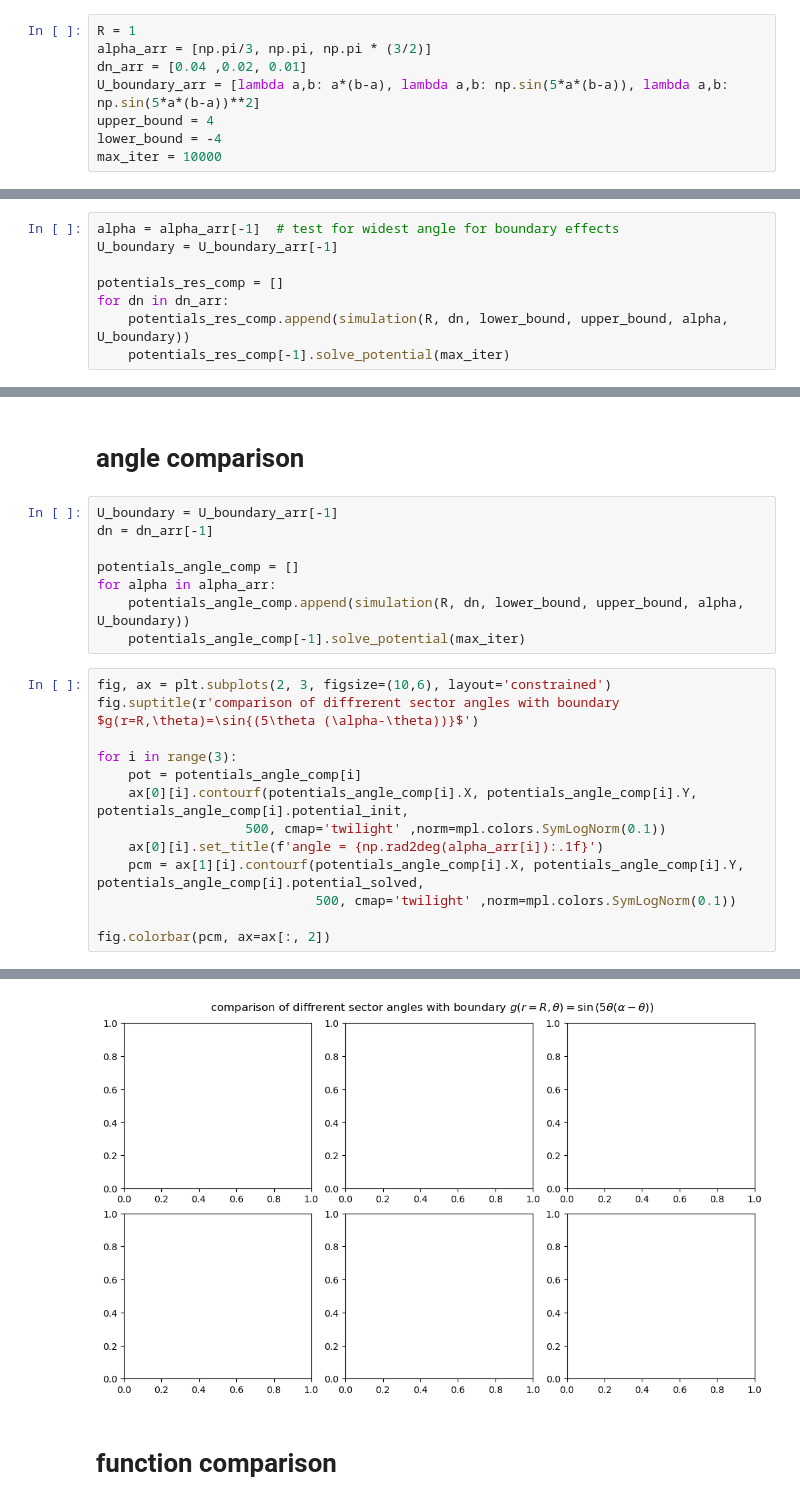
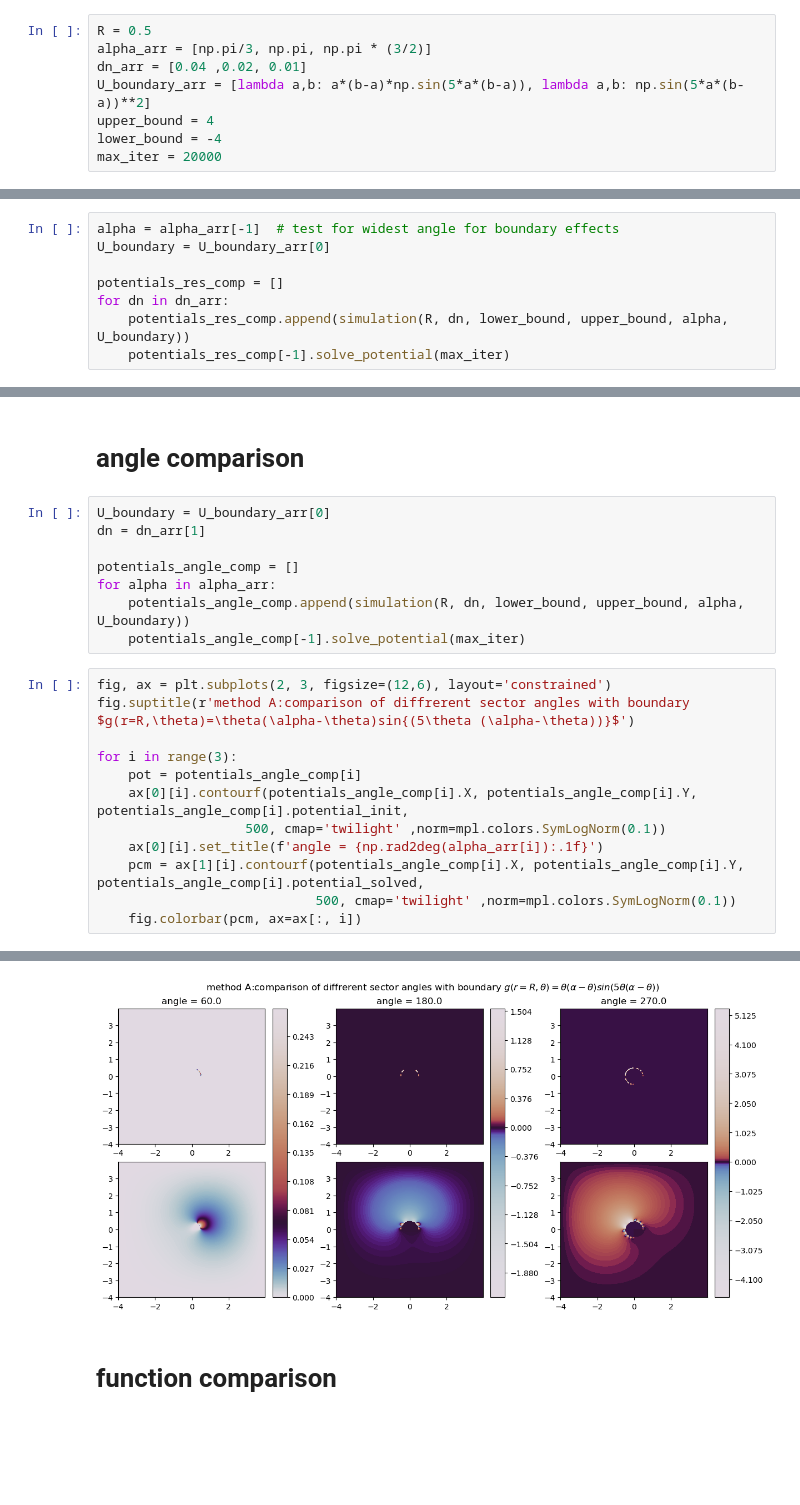
Before and after one commit to KaiCarmin/Schoool, a Jupyter notebook: Laplace equation - Numeric Ex - Equations 77313/laplace ex.ipynb, the cells around one changed output, grey strips where cells are left out. Saved outputs shown, nothing was run; the diff lists cells and outputs as text; blank space fills up the shorter version.

Commit message:
finish running comparisons in laplace sector simulation

```diff
--- a/Laplace equation - Numeric Ex - Equations 77313/laplace ex.ipynb
+++ b/Laplace equation - Numeric Ex - Equations 77313/laplace ex.ipynb
@@ -75,18 +77,18 @@ class simulation:
 # %% [markdown]
 set parameters
 # %%
-R = 1
+R = 0.5
 alpha_arr = [np.pi/3, np.pi, np.pi * (3/2)]
 dn_arr = [0.04 ,0.02, 0.01]
-U_boundary_arr = [lambda a,b: a*(b-a), lambda a,b: np.sin(5*a*(b-a)), lambda a,b: np.sin(5*a*(b-a))**2]
+U_boundary_arr = [lambda a,b: a*(b-a)*np.sin(5*a*(b-a)), lambda a,b: np.sin(5*a*(b-a))**2]
 upper_bound = 4
 lower_bound = -4
-max_iter = 10000
+max_iter = 20000
 # %% [markdown]
 # resolution comparison
 # %%
 alpha = alpha_arr[-1]  # test for widest angle for boundary effects
-U_boundary = U_boundary_arr[-1]
+U_boundary = U_boundary_arr[0]
 
 potentials_res_comp = []
 for dn in dn_arr:
@@ -114,16 +116,16 @@ fig.colorbar(pcm, ax=ax[:, 2])
 # %% [markdown]
 # angle comparison
 # %%
-U_boundary = U_boundary_arr[-1]
-dn = dn_arr[-1]
+U_boundary = U_boundary_arr[0]
+dn = dn_arr[1]
 
 potentials_angle_comp = []
 for alpha in alpha_arr:
     potentials_angle_comp.append(simulation(R, dn, lower_bound, upper_bound, alpha, U_boundary))
     potentials_angle_comp[-1].solve_potential(max_iter)
 # %%
-fig, ax = plt.subplots(2, 3, figsize=(10,6), layout='constrained')
-fig.suptitle(r'comparison of diffrerent sector angles with boundary $g(r=R,\theta)=\sin{(5\theta (\alpha-\theta))}$')
+fig, ax = plt.subplots(2, 3, figsize=(12,6), layout='constrained')
+fig.suptitle(r'method A:comparison of diffrerent sector angles with boundary $g(r=R,\theta)=\theta(\alpha-\theta)sin{(5\theta (\alpha-\theta))}$')
 
 for i in range(3):
     pot = potentials_angle_comp[i]
@@ -132,6 +134,5 @@ for i in range(3):
     ax[0][i].set_title(f'angle = {np.rad2deg(alpha_arr[i]):.1f}')
     pcm = ax[1][i].contourf(potentials_angle_comp[i].X, potentials_angle_comp[i].Y, potentials_angle_comp[i].potential_solved,
                             500, cmap='twilight' ,norm=mpl.colors.SymLogNorm(0.1))
-
-fig.colorbar(pcm, ax=ax[:, 2])
+    fig.colorbar(pcm, ax=ax[:, i])
 # %% [output]
@@ -139,4 +139,4 @@ AttributeError: 'simulation' object has no attribute 'potential_init'
-[figure, old version]
+[figure, new version]
 # %% [markdown]
 # function comparison
 # %%
```
Also changed, not shown: parts of 11 cells of this notebook.
